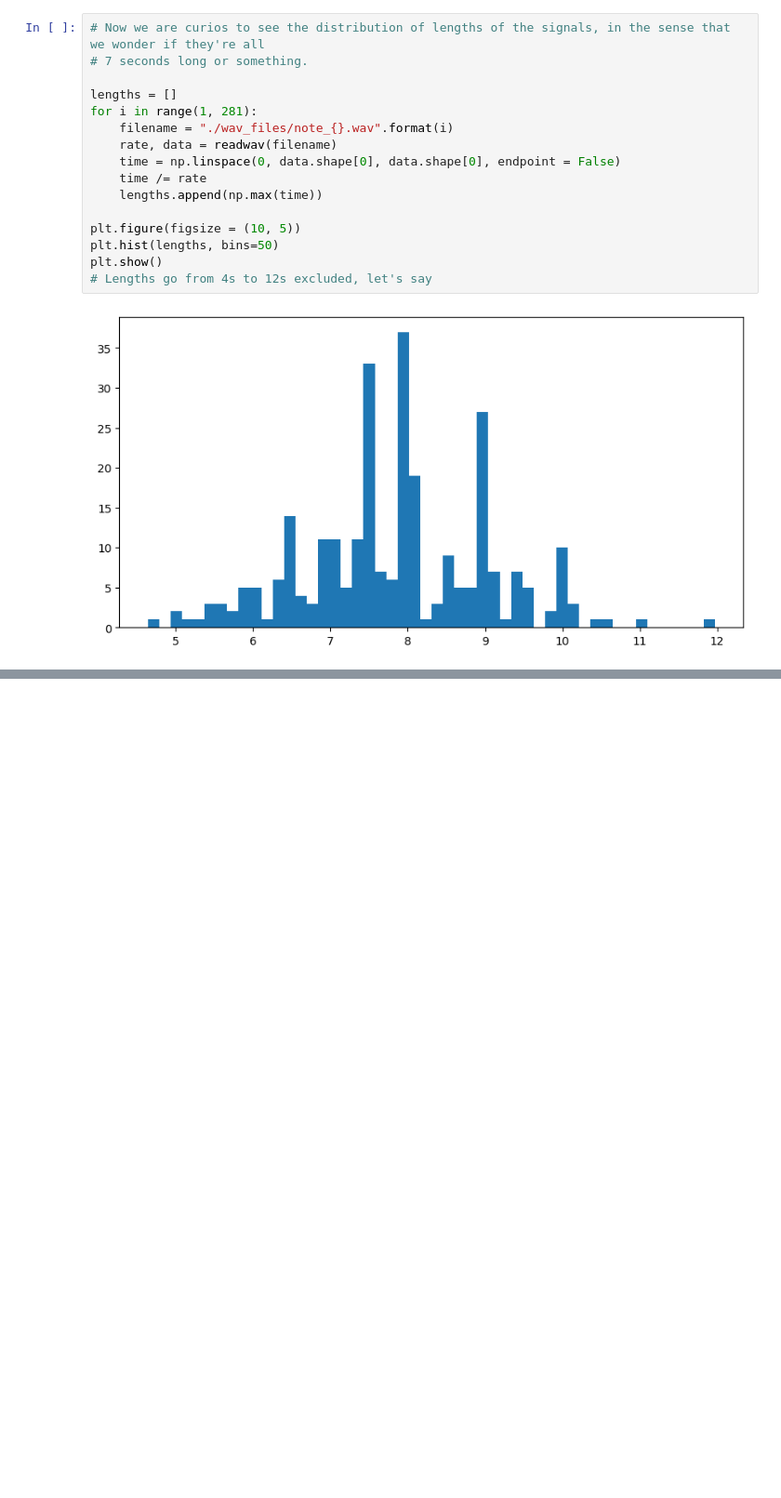
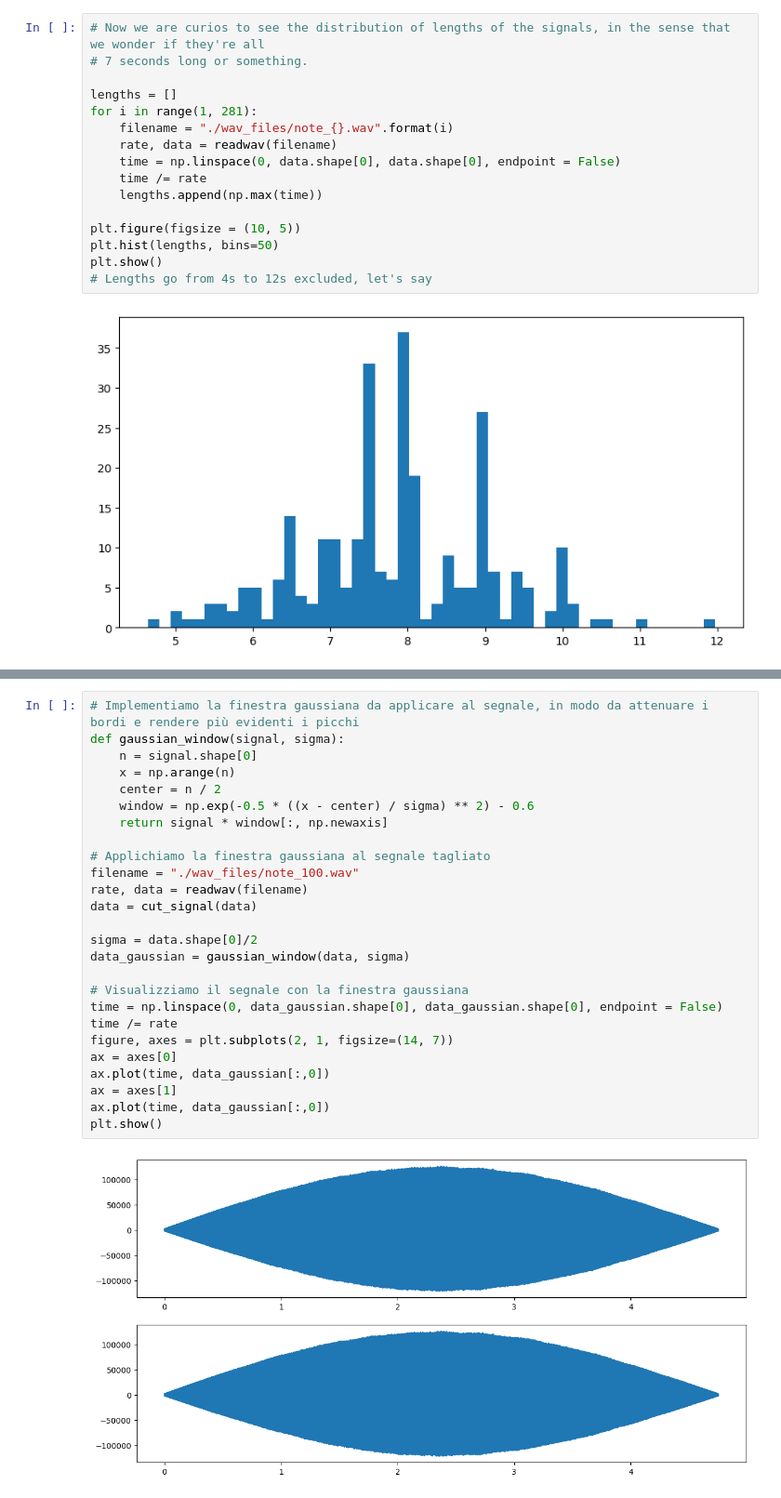
Before and after one commit to maddoc-g/3_organ_clustering, a Jupyter notebook: esperienza_3.ipynb, the cells around one changed output, grey strips where cells are left out. Shown at 93% size. Drawn from its saved outputs; the diff is of its cells as text; blank space fills up the shorter version.

Commit message:
window

```diff
--- a/esperienza_3.ipynb
+++ b/esperienza_3.ipynb
@@ -137,0 +85,28 @@ plt.show()
+# %%
+# Implementiamo la finestra gaussiana da applicare al segnale, in modo da attenuare i bordi e rendere più evidenti i picchi
+def gaussian_window(signal, sigma):
+    n = signal.shape[0]
+    x = np.arange(n)
+    center = n / 2
+    window = np.exp(-0.5 * ((x - center) / sigma) ** 2) - 0.6
+    return signal * window[:, np.newaxis]
+
+# Applichiamo la finestra gaussiana al segnale tagliato
+filename = "./wav_files/note_100.wav"
+rate, data = readwav(filename)
+data = cut_signal(data)
+
+sigma = data.shape[0]/2
+data_gaussian = gaussian_window(data, sigma)
+
+# Visualizziamo il segnale con la finestra gaussiana
+time = np.linspace(0, data_gaussian.shape[0], data_gaussian.shape[0], endpoint = False)
+time /= rate
+figure, axes = plt.subplots(2, 1, figsize=(14, 7))
+ax = axes[0]
+ax.plot(time, data_gaussian[:,0])
+ax = axes[1]
+ax.plot(time, data_gaussian[:,0])
+plt.show()
+# %% [output]
+[figure, added]
```
Also changed, not shown: parts of 6 cells of this notebook.
